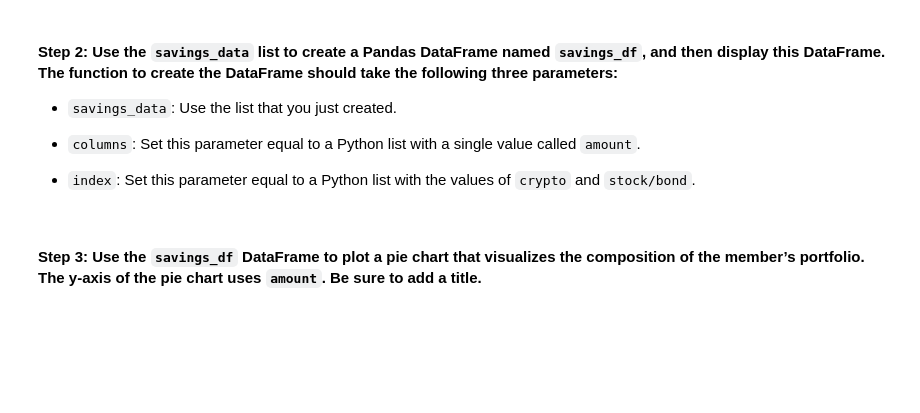
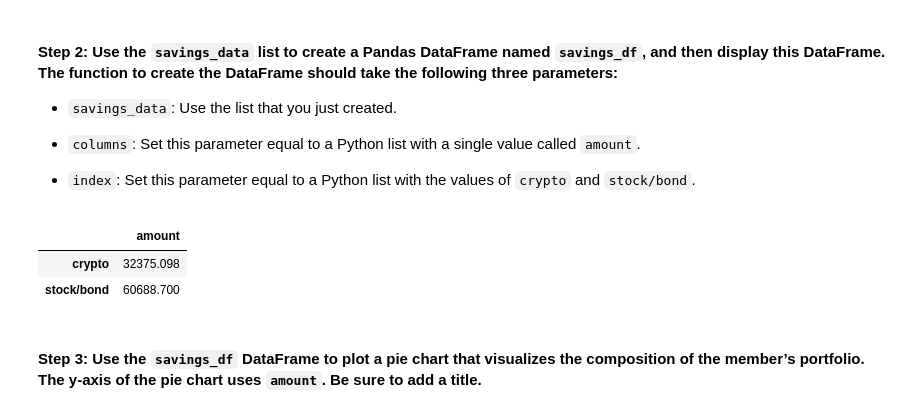
Before and after one commit to sterling-d/Financial-Simulations-Alpaca-API, a Jupyter notebook: Challenge_5_Code/financial_planning_tools.ipynb, the cells around one changed output. Cells and saved outputs as stored; diff of their text form; code cells hidden in the pictures; blank space fills up the shorter version.

```diff
--- a/Challenge_5_Code/financial_planning_tools.ipynb
+++ b/Challenge_5_Code/financial_planning_tools.ipynb
@@ -364,11 +379,17 @@ NameError: name 'total_crypto_wallet' is not defined
 # %%
 # Create a Pandas DataFrame called savings_df
 
-savings_df = pd.DataFrame(savings_data)
+savings_df = pd.DataFrame(
+    {'amount': [total_crypto_wallet, total_stocks_bonds]},
+    index=['crypto', 'stock/bond'])
 
 # Display the savings_df DataFrame
 
 savings_df
+# %% [output]
+|  | amount |
+| crypto | 32375.098 |
+| stock/bond | 60688.700 |
 # %% [markdown]
 #### Step 3: Use the `savings_df` DataFrame to plot a pie chart that visualizes the composition of the member’s portfolio. The y-axis of the pie chart uses `amount`. Be sure to add a title.
 # %%
```
Also changed, not shown: parts of 27 cells of this notebook.
